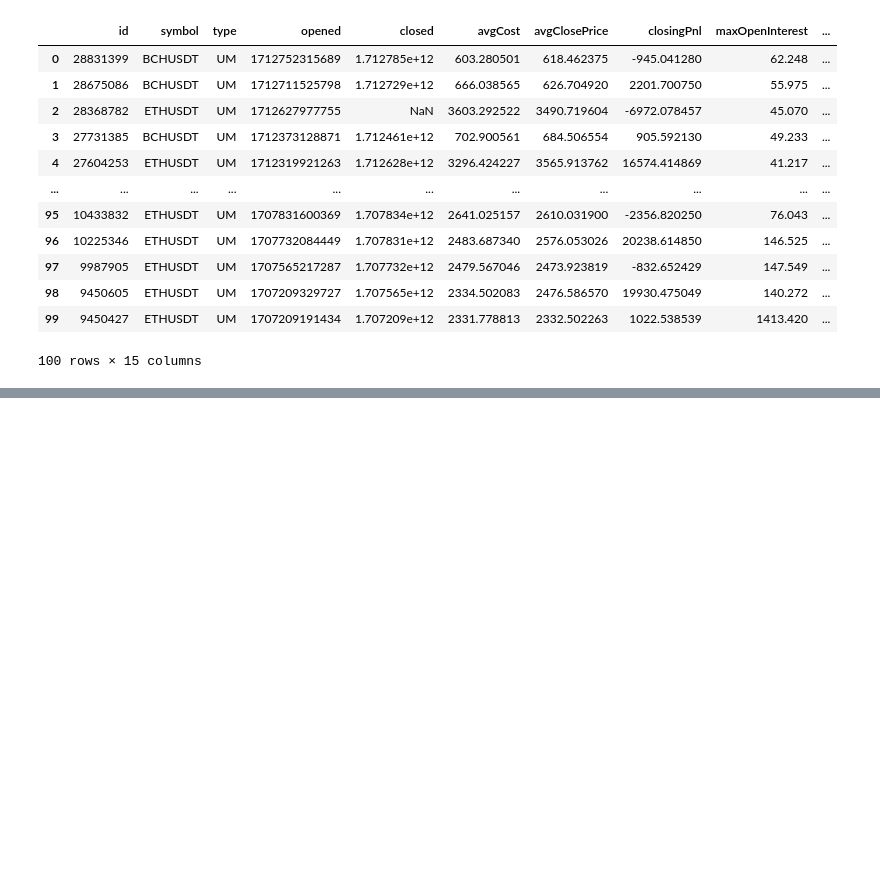
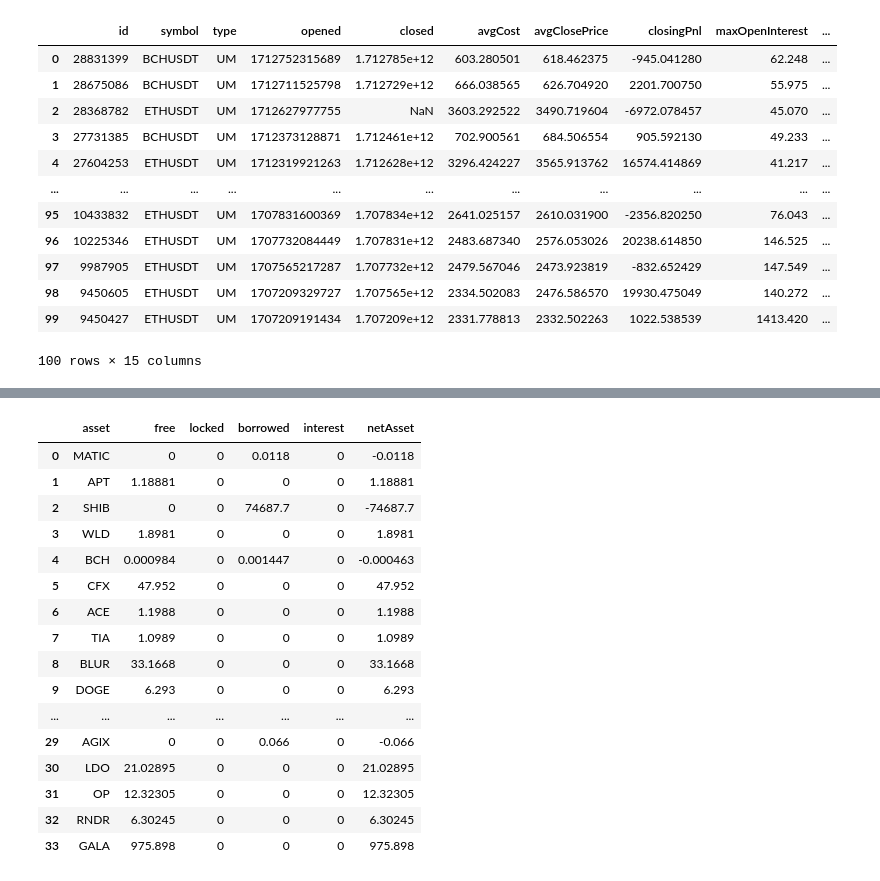
Before and after one commit to thibgl/copy, a Jupyter notebook: back/test.ipynb, the cells around one changed output, grey strips where cells are left out. Cells and saved outputs as stored; diff of their text form; code cells hidden in the pictures; blank space fills up the shorter version.

```diff
--- a/back/test.ipynb
+++ b/back/test.ipynb
@@ -223,7 +238,8 @@ def aggregate_positions(group: pd.DataFrame) -> pd.Series:
 
 grouped_leader_positions = filtered_leader_positions.groupby("symbol").apply(aggregate_positions, include_groups=False)
 grouped_leader_positions = grouped_leader_positions.rename(columns={key: key + "_SUM" for key in sum_columns} | {key: key + "_AVERAGE" for key in average_columns})
-grouped_leader_positions["POSITION_SHARE"] = grouped_leader_positions["ABSOLUTE_VALUE_SUM"] / np.sum(grouped_leader_positions["ABSOLUTE_VALUE_SUM"])
+grouped_leader_positions["LEVERED_POSITION_SHARE"] = grouped_leader_positions["ABSOLUTE_LEVERED_VALUE_SUM"] / np.sum(grouped_leader_positions["ABSOLUTE_LEVERED_VALUE_SUM"])
+grouped_leader_positions["UNLEVERED_POSITION_SHARE"] = grouped_leader_positions["ABSOLUTE_UNLEVERED_VALUE_SUM"] / np.sum(grouped_leader_positions["ABSOLUTE_UNLEVERED_VALUE_SUM"])
 
 grouped_leader_positions
 # %% [output]
@@ -233,14 +269,31 @@ grouped_leader_positions
 # %%
-transfer_balance = np.sum(leader_transfer_history["NOTIONAL_VALUE"])
+transfer_balance = np.sum(leader_transfer_history["RELATIVE_VALUE"])
 historic_PNL = np.sum(leader_position_history["closingPnl"])
 total_balance = transfer_balance + historic_PNL
-leader["positions"] = filtered_leader_positions.to_dict()
-leader["mix"] = grouped_leader_positions.to_dict()
-leader["account"] = {
-    "transfer_balance": transfer_balance,
-    "historic_PNL": historic_PNL,
-    "total_balance": total_balance
+updated = utils.current_time()
 
+leader = {
+    "updated": updated,
+    "updated_date": utils.current_readable_time(),
+    "details": {
+        "updated": updated,
+        "data": leader_details
+    },
+    # "positions": filtered_leader_positions.to_dict(),
+    # "mix": grouped_leader_positions.to_dict(),
+    "account": {
+        "updated": updated,
+        "transfer_balance": transfer_balance,
+        "historic_PNL": historic_PNL,
+        "total_balance": total_balance,
+        "levered_ratio": np.sum(grouped_leader_positions["ABSOLUTE_LEVERED_VALUE_SUM"]) / total_balance,
+        "unlevered_ratio": np.sum(grouped_leader_positions["ABSOLUTE_UNLEVERED_VALUE_SUM"]) / total_balance
+    },
+    "performance": {
+        "updated": updated,
+        "data": leader_performance
+
+    }
 }
 
 leader
@@ -264,0 +397,22 @@ leader
+# %%
+user_account = user_account_update()
+user_account_update_success = await database_update(user, user_account, 'users')
+pd.DataFrame(user["account"]["positions"])
+# %% [output]
+|  | asset | free | locked | borrowed | interest | netAsset |
+| 0 | MATIC | 0 | 0 | 0.0118 | 0 | -0.0118 |
+| 1 | APT | 1.18881 | 0 | 0 | 0 | 1.18881 |
+| 2 | SHIB | 0 | 0 | 74687.7 | 0 | -74687.7 |
+| 3 | WLD | 1.8981 | 0 | 0 | 0 | 1.8981 |
+| 4 | BCH | 0.000984 | 0 | 0.001447 | 0 | -0.000463 |
+| 5 | CFX | 47.952 | 0 | 0 | 0 | 47.952 |
+| 6 | ACE | 1.1988 | 0 | 0 | 0 | 1.1988 |
+| 7 | TIA | 1.0989 | 0 | 0 | 0 | 1.0989 |
+| 8 | BLUR | 33.1668 | 0 | 0 | 0 | 33.1668 |
+| 9 | DOGE | 6.293 | 0 | 0 | 0 | 6.293 |
+| ... | ... | ... | ... | ... | ... | ... |
+| 29 | AGIX | 0 | 0 | 0.066 | 0 | -0.066 |
+| 30 | LDO | 21.02895 | 0 | 0 | 0 | 21.02895 |
+| 31 | OP | 12.32305 | 0 | 0 | 0 | 12.32305 |
+| 32 | RNDR | 6.30245 | 0 | 0 | 0 | 6.30245 |
+| 33 | GALA | 975.898 | 0 | 0 | 0 | 975.898 |
```
Also changed, not shown: parts of 8 cells of this notebook, 1 other file.
